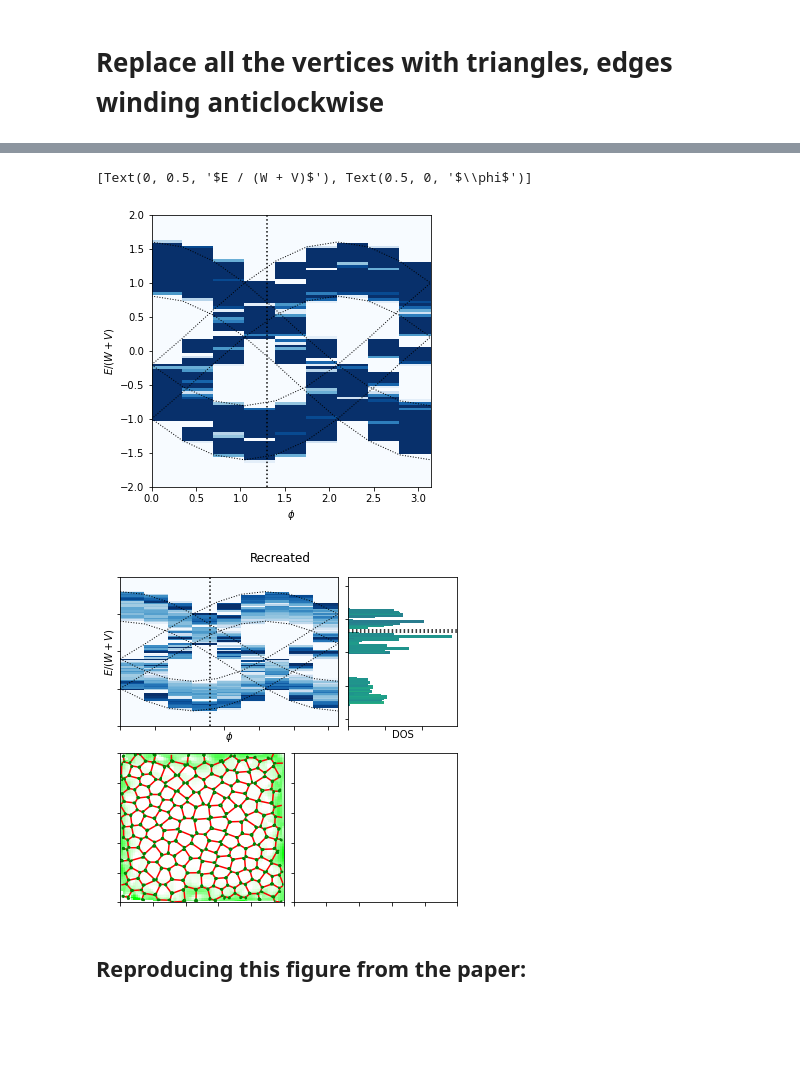
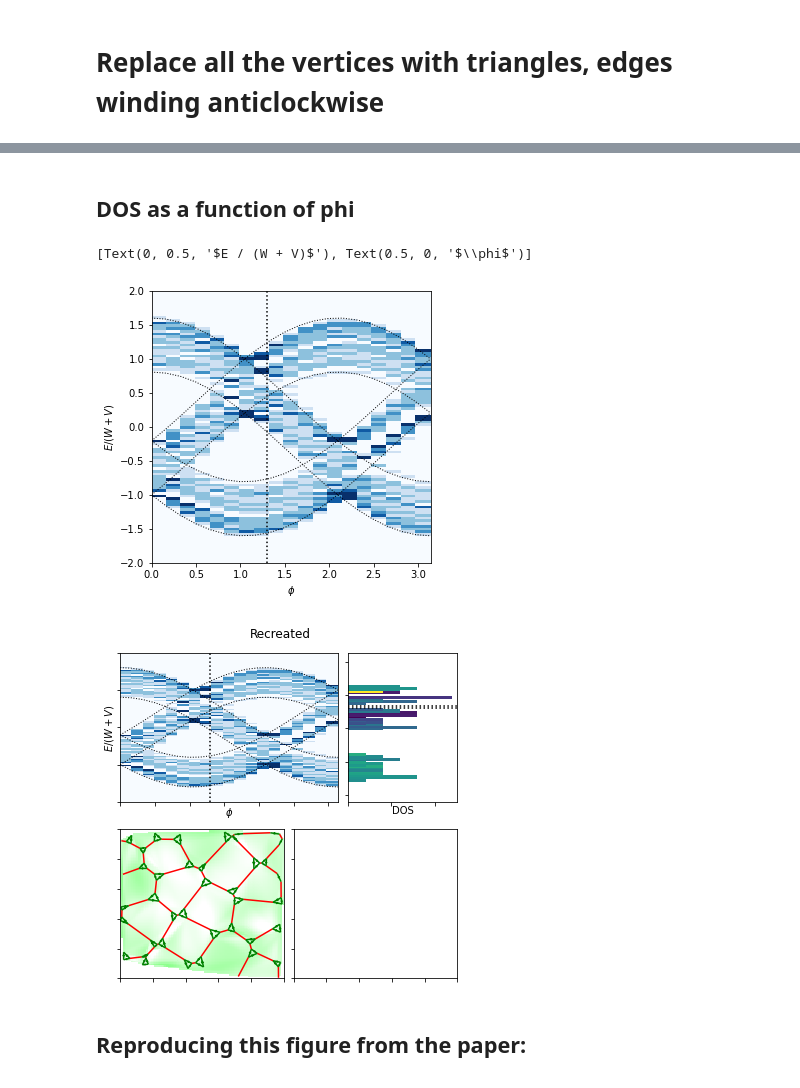
Before and after one commit to Imperial-CMTH/koala, a Jupyter notebook: examples/Weire-Thorpe Model.ipynb, the cells around one changed output, grey strips where cells are left out. Cells and saved outputs as stored; diff of their text form; code cells hidden in the pictures; blank space fills up the shorter version.

```diff
--- a/examples/Weire-Thorpe Model.ipynb
+++ b/examples/Weire-Thorpe Model.ipynb
@@ -203,9 +170,30 @@ E_target = 1.0458, closest_i = 629, E_closest = 1.0530089276866996
+# %% [markdown]
+## DOS as a function of phi
 # %%
+#generate points
+n = 4
+points =  generate_bluenoise(k = 100, nx = n, ny = n)
+
+#generate graph
+g = generate_lattice(points)
+
+#color it
+ordered_edge_indices = clockwise_edges_about(vertex_i = 0, g=g)
+solveable, edge_labels = edge_color(g.edges.indices, n_colors = 3, fixed = enumerate(ordered_edge_indices))
+
+#transform it to a Weaire-Thorpe model
+solveable, edge_labels = edge_color(g.edges.indices, n_colors = 3, fixed = enumerate(ordered_edge_indices))
+WT_g = vertices_to_triangles(g, edge_labels);
+
+#label the internal and external edges
+edge_labels = np.where(np.arange(WT_g.edges.indices.shape[0]) < g.edges.indices.shape[0], 0, 1)
+internal_edges = np.where(np.arange(WT_g.edges.indices.shape[0]) < g.edges.indices.shape[0], False, True)
+
 #solve the hamiltonian
 eigvals, eigvecs = make_weire_thorpe_model(WT_g, internal_edges = internal_edges, phi = 1.3, V = 1, W = 0.66)
 DOS, _ = np.histogram(eigvals, Es)
 
-m = 10
+m = 20
 phis = np.linspace(0,pi,m)
 ms = np.array([-1,0,1])
 
@@ -220,29 +208,29 @@ for i, phi in enumerate(phis):
 # %%
 from scipy.optimize import root
 
 def bands(Ev, phiv):
     m = 0
     return np.any([np.abs(Ev - 2*V*np.cos(phiv + m * 2*pi/3)) < np.abs(W) for m in ms], axis = 0)
 
 def band_edges(phi):
     def f(E, phi): return np.abs(E - 2*V*np.cos(phi + m * 2*pi/3)) - np.abs(W)
     roots = np.empty(shape = (phi.shape[0],3,2), dtype = float)
     for i,m in enumerate([-1,0,1]):
         for j,sign in enumerate([-1,1]):
             roots[:, i, j] = root(f, x0 = sign*E_bound*np.ones_like(phi), args = (phi,)).x
     roots = np.sort(roots, axis = -1).reshape(-1, 6)
     return roots
 
 fig, axes = plt.subplots(ncols = 1, figsize = (5,5))
-axes.pcolor(phis, Es/(V + W), DOSs.T, cmap = 'Blues', vmax = 10)
+axes.pcolor(phis, Es/(V + W), DOSs.T, cmap = 'Blues', vmax = np.max(DOSs)*0.3)
 
 edges = band_edges(phis)
 axes.plot(phis, edges / (V + W), color = 'k', linewidth = 1, linestyle = 'dotted', zorder = 3)
 axes.axvline(x = 1.3, linestyle = 'dotted', color = 'k')
 axes.set(xlabel = "$\phi$", ylabel = "$E / (W + V)$")
 # %% [output]
 [Text(0, 0.5, '$E / (W + V)$'), Text(0.5, 0, '$\\phi$')]
-[figure, old version]
+[figure, new version]
 # %%
 from matplotlib.gridspec import GridSpec
 
@@ -265,7 +253,7 @@ ax4 = fig.add_subplot(gs[1, width//2:])
 
 #plot the graph of DOS vs phi
 ax = ax1
-ax.pcolor(phis, Es/(V + W), DOSs.T, cmap = 'Blues', vmax = 30)
+ax.pcolor(phis, Es/(V + W), DOSs.T, cmap = 'Blues', vmax = np.max(DOSs)*0.3)
 edges = band_edges(phis)
 ax.plot(phis, edges / (V + W), color = 'k', linewidth = 1, linestyle = 'dotted', zorder = 3)
 ax.axvline(x = 1.3, linestyle = 'dotted', color = 'k')
@@ -289,7 +277,7 @@ plot_scalar(WT_g_open, local_DOS_open, ax = ax)
 fig.suptitle("Recreated")
 format_axes(fig)
 # %% [output]
-[figure, old version]
+[figure, new version]
 # %% [markdown]
 ## Reproducing this figure from the paper:
 ![image.png](attachment:aa45489d-f5be-4a99-bded-10a41691cb32.png)
```
Also changed, not shown: parts of 6 cells of this notebook, 1 other file.
